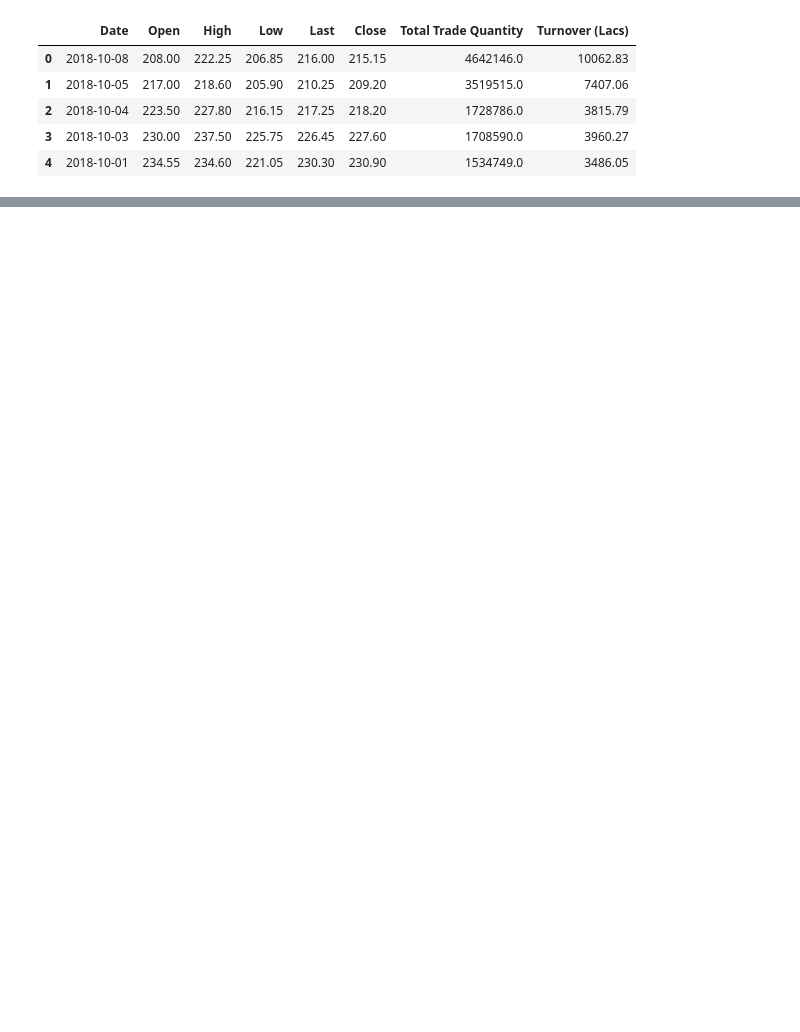
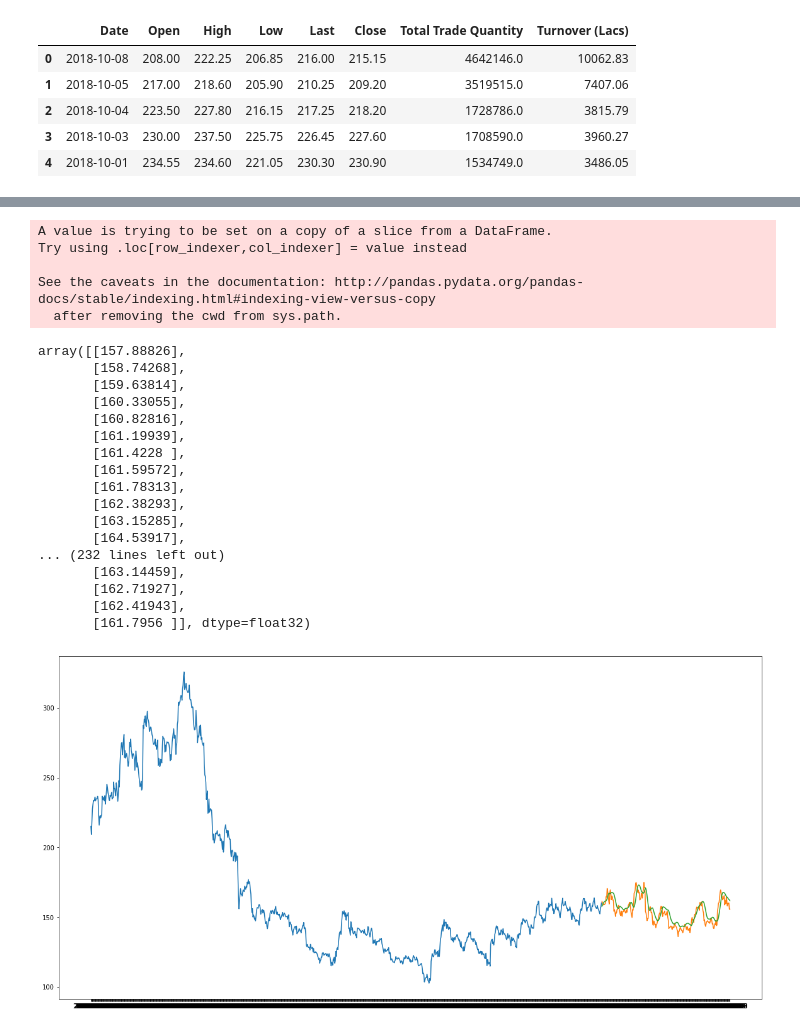
Before and after one commit to amisha-w/StockOracle, a Jupyter notebook: Models/LSTM on Quandle.ipynb, the cells around one changed output, grey strips where cells are left out. Cells and saved outputs as stored; diff of their text form; code cells hidden in the pictures; blank space fills up the shorter version.

Commit message:
LSTM

```diff
--- a/Models/LSTM on Quandle.ipynb
+++ b/Models/LSTM on Quandle.ipynb
@@ -47,42 +40,42 @@ new_data.drop('Date', axis=1, inplace=True)
 
 #creating train and test sets
 dataset = new_data.values
+k=int(0.75*len(new_data))
+train = dataset[0:k,:]
+valid = dataset[k:,:]
 
-train = dataset[0:987,:]
-valid = dataset[987:,:]
-
-#converting dataset into x_train and y_train
+#dataset to train variables
 scaler = MinMaxScaler(feature_range=(0, 1))
 scaled_data = scaler.fit_transform(dataset)
 
 x_train, y_train = [], []
-for i in range(60,len(train)):
-    x_train.append(scaled_data[i-60:i,0])
+for i in range(1,len(train)):
+    x_train.append(scaled_data[i-1:i,0])
     y_train.append(scaled_data[i,0])
 x_train, y_train = np.array(x_train), np.array(y_train)
 
 x_train = np.reshape(x_train, (x_train.shape[0],x_train.shape[1],1))
 
-# create and fit the LSTM network
+#Building model
 model = Sequential()
 model.add(LSTM(units=50, return_sequences=True, input_shape=(x_train.shape[1],1)))
 model.add(LSTM(units=50))
 model.add(Dense(1))
-
 model.compile(loss='mean_squared_error', optimizer='adam')
 model.fit(x_train, y_train, epochs=1, batch_size=1, verbose=2)
 
-#predicting 246 values, using past 60 from the train data
-inputs = new_data[len(new_data) - len(valid) - 60:].values
+inputs = new_data[len(new_data) - len(valid) - 1:].values
 inputs = inputs.reshape(-1,1)
 inputs  = scaler.transform(inputs)
 
-X_test = []
-for i in range(60,inputs.shape[0]):
-    X_test.append(inputs[i-60:i,0])
+X_test= [['04-10-2019']]
+# for i in range(60,inputs.shape[0]):
+#     X_test.append(inputs[i-60:i,0])
 X_test = np.array(X_test)
 
+print('Shape: ',X_test.shape)
 X_test = np.reshape(X_test, (X_test.shape[0],X_test.shape[1],1))
 closing_price = model.predict(X_test)
 closing_price = scaler.inverse_transform(closing_price)
+closing_price
 # %% [output]
@@ -97,0 +122,32 @@ Epoch 1/1
+# %%
+#for plotting
+train = new_data[:987]
+valid = new_data[987:]
+valid['Predictions'] = closing_price
+plt.plot(train['Close'])
+plt.plot(valid[['Close','Predictions']])
+closing_price
+# %% [output]
+A value is trying to be set on a copy of a slice from a DataFrame.
+Try using .loc[row_indexer,col_indexer] = value instead
+
+See the caveats in the documentation: http://pandas.pydata.org/pandas-docs/stable/indexing.html#indexing-view-versus-copy
+  after removing the cwd from sys.path.
+array([[157.88826],
+       [158.74268],
+       [159.63814],
+       [160.33055],
+       [160.82816],
+       [161.19939],
+       [161.4228 ],
+       [161.59572],
+       [161.78313],
+       [162.38293],
+       [163.15285],
+       [164.53917],
+... (232 lines left out)
+       [163.14459],
+       [162.71927],
+       [162.41943],
+       [161.7956 ]], dtype=float32)
+[figure, added]
```
Also changed, not shown: parts of 5 cells of this notebook.
